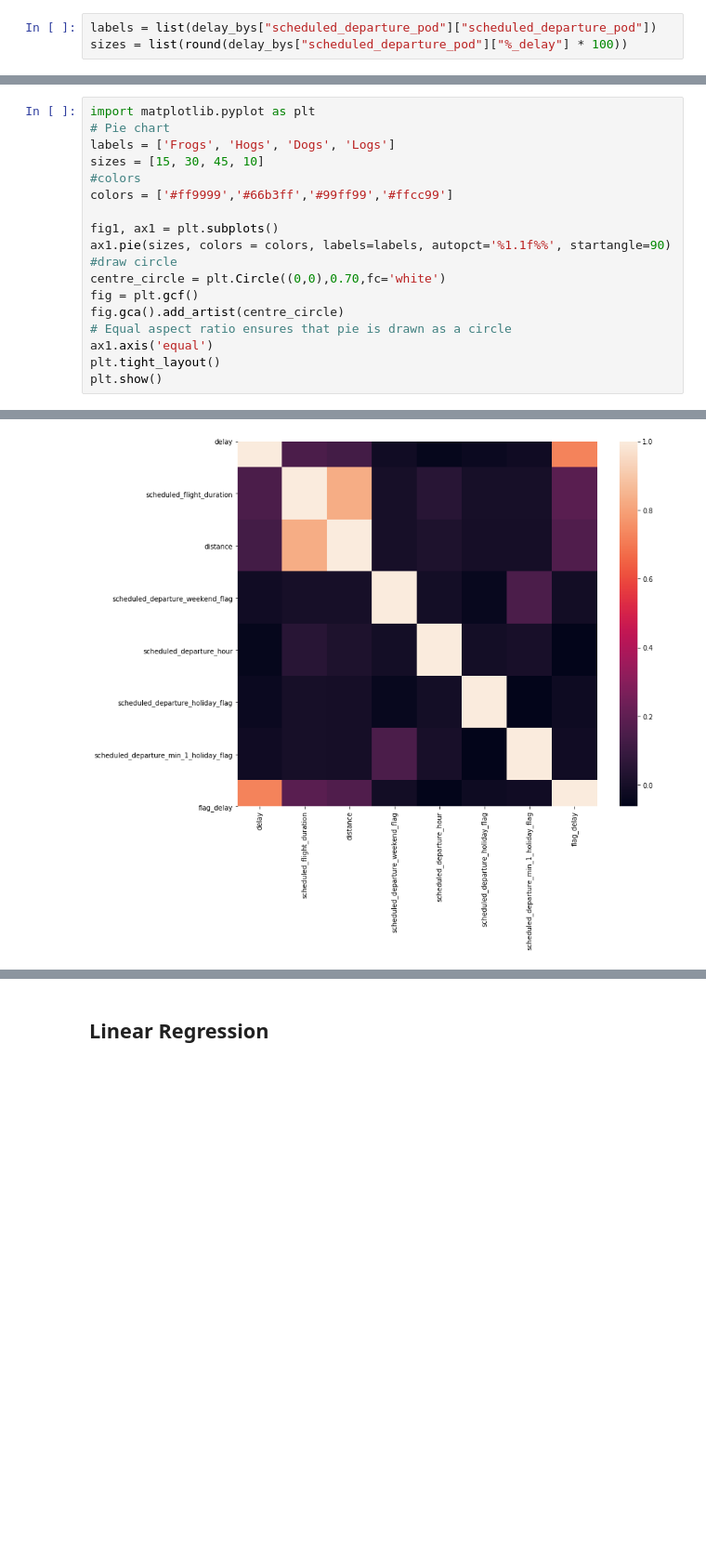
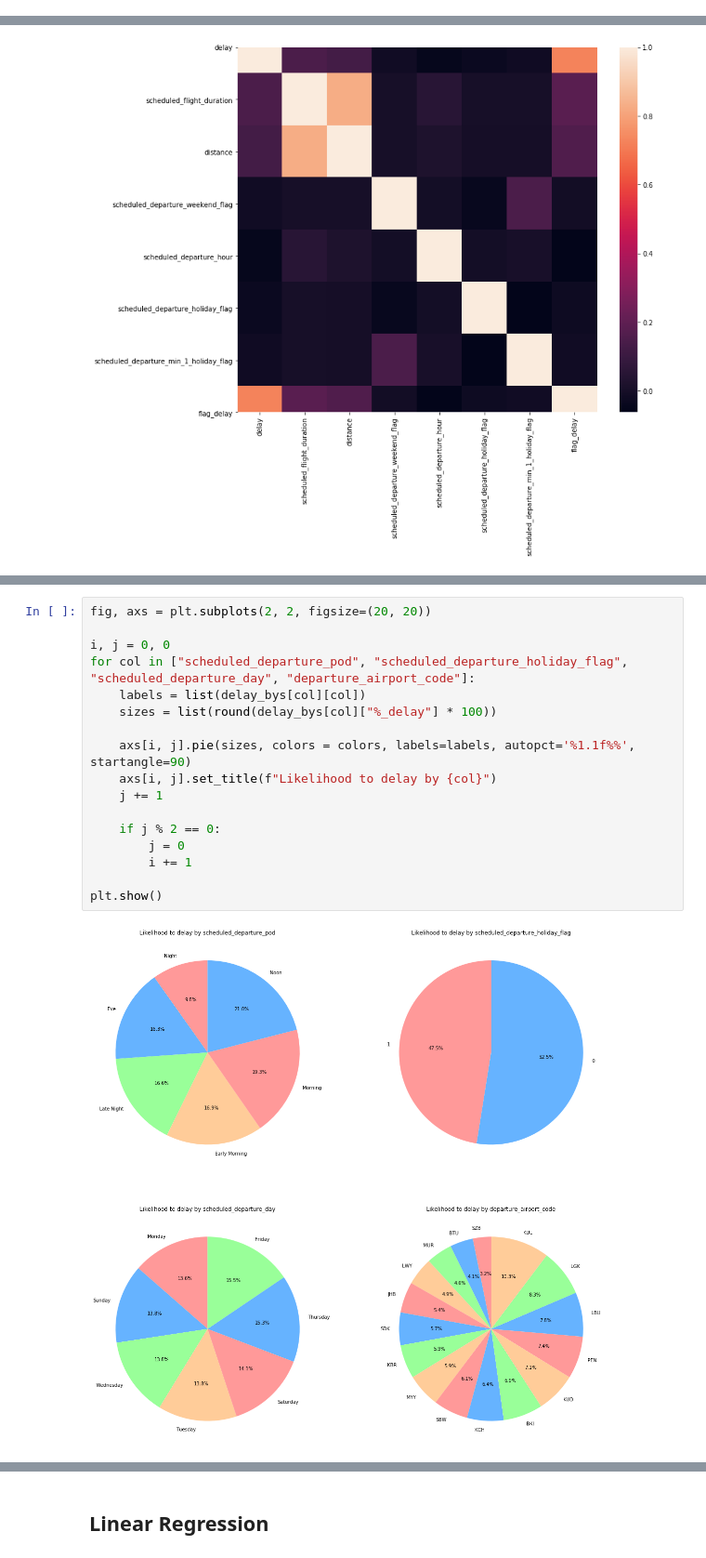
Before and after one commit to arikunco/iykra-dsa-bootcamp, a Jupyter notebook: practice_cases/Practice Case 04 - Predicting Flight Delays.ipynb, the cells around one changed output, grey strips where cells are left out. Shown: that part at 93% size. Saved outputs shown, nothing was run; the diff lists cells and outputs as text; blank space fills up the shorter version.

```diff
--- a/practice_cases/Practice Case 04 - Predicting Flight Delays.ipynb
+++ b/practice_cases/Practice Case 04 - Predicting Flight Delays.ipynb
@@ -273,3 +263,0 @@ len(delay_bys)
-# %%
-labels = list(delay_bys["scheduled_departure_pod"]["scheduled_departure_pod"])
-sizes = list(round(delay_bys["scheduled_departure_pod"]["%_delay"] * 100))
@@ -329,18 +263,0 @@ TEST
-# %%
-import matplotlib.pyplot as plt
-# Pie chart
-labels = ['Frogs', 'Hogs', 'Dogs', 'Logs']
-sizes = [15, 30, 45, 10]
-#colors
-colors = ['#ff9999','#66b3ff','#99ff99','#ffcc99']
-
-fig1, ax1 = plt.subplots()
-ax1.pie(sizes, colors = colors, labels=labels, autopct='%1.1f%%', startangle=90)
-#draw circle
-centre_circle = plt.Circle((0,0),0.70,fc='white')
-fig = plt.gcf()
-fig.gca().add_artist(centre_circle)
-# Equal aspect ratio ensures that pie is drawn as a circle
-ax1.axis('equal')
-plt.tight_layout()
-plt.show()
@@ -398,0 +332,19 @@ plt.show()
+# %%
+fig, axs = plt.subplots(2, 2, figsize=(20, 20))
+
+i, j = 0, 0
+for col in ["scheduled_departure_pod", "scheduled_departure_holiday_flag", "scheduled_departure_day", "departure_airport_code"]:
+    labels = list(delay_bys[col][col])
+    sizes = list(round(delay_bys[col]["%_delay"] * 100))
+
+    axs[i, j].pie(sizes, colors = colors, labels=labels, autopct='%1.1f%%', startangle=90)
+    axs[i, j].set_title(f"Likelihood to delay by {col}")
+    j += 1
+
+    if j % 2 == 0:
+        j = 0
+        i += 1
+
+plt.show()
+# %% [output]
+[figure, added]
```
Also changed, not shown: parts of 49 cells of this notebook.
